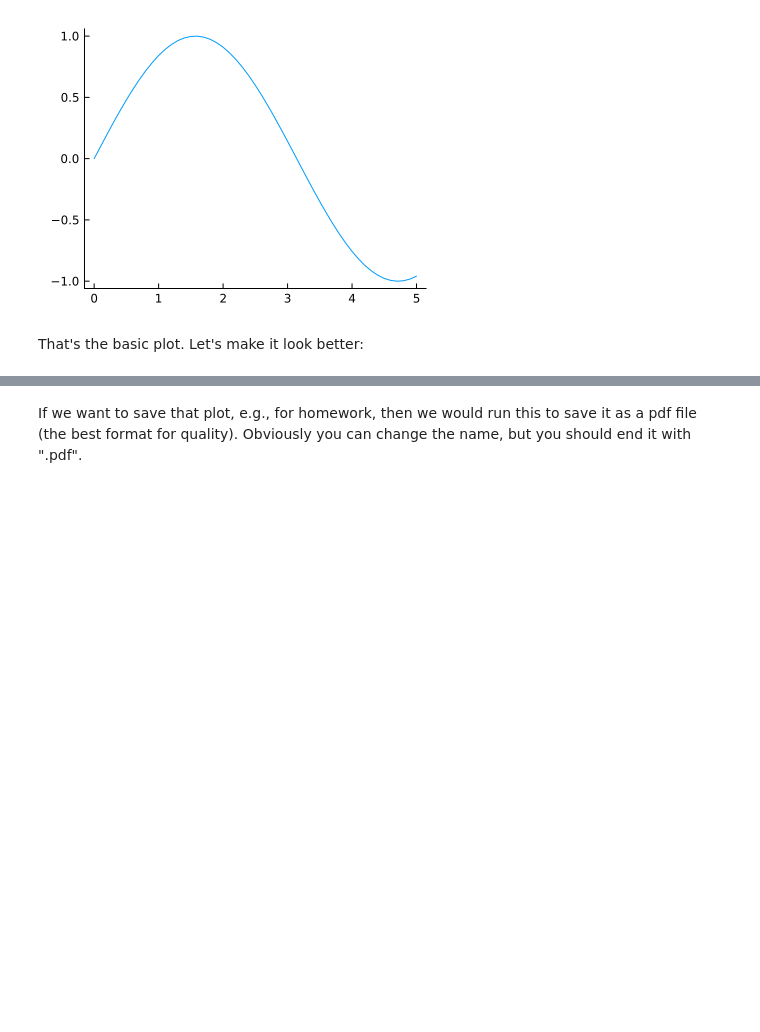
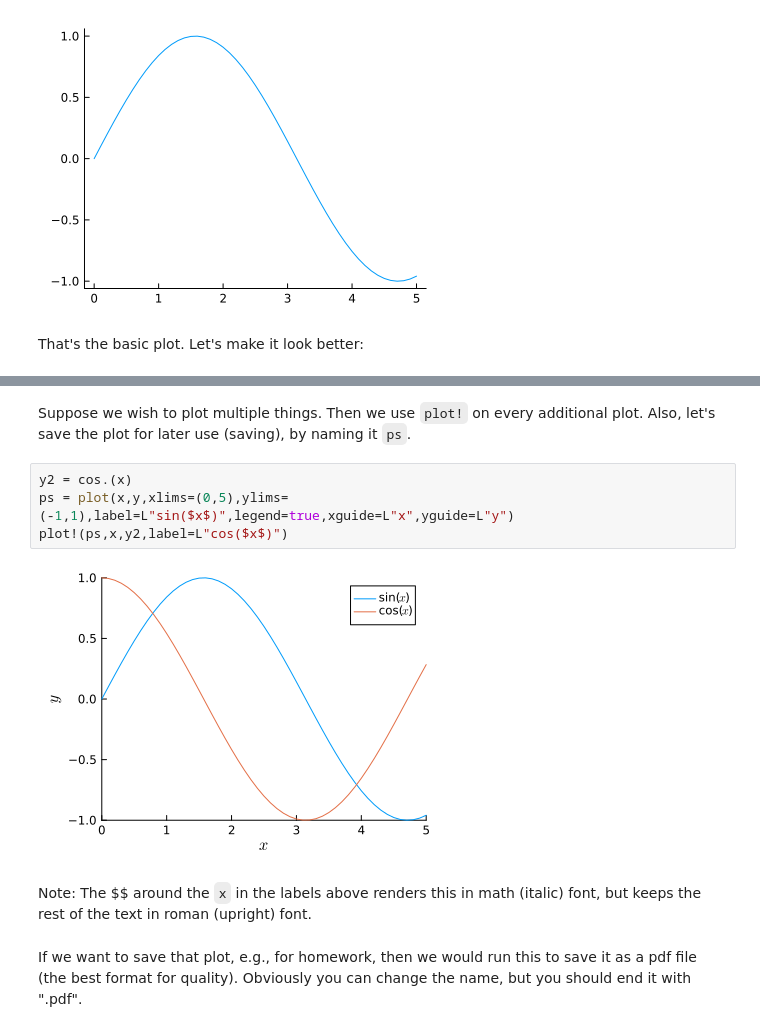
Before and after one commit to UCLAMAEThreads/FluidDynTools.jl, a Jupyter notebook: notebook/0.1-WelcomeToJulia.ipynb, the cells around one changed output, grey strips where cells are left out. Drawn from its saved outputs; the diff is of its cells as text; blank space fills up the shorter version.

```diff
--- a/notebook/0.1-WelcomeToJulia.ipynb
+++ b/notebook/0.1-WelcomeToJulia.ipynb
@@ -85,3 +106,15 @@ ps = plot(x,y,xlims=(0,5),ylims=(-1,1),legend=false,xguide="x",yguide="y")
+# %% [markdown]
+Suppose we wish to plot multiple things. Then we use `plot!` on every additional
+plot. Also, let's save the plot for later use (saving), by naming it `ps`.
+# %%
+y2 = cos.(x)
+ps = plot(x,y,xlims=(0,5),ylims=(-1,1),label=L"sin($x$)",legend=true,xguide=L"x",yguide=L"y")
+plot!(ps,x,y2,label=L"cos($x$)")
+# %% [output]
+[figure, added]
+# %% [markdown]
+Note: The $$ around the `x` in the labels above renders this in math (italic) font,
+but keeps the rest of the text in roman (upright) font.
 # %% [markdown]
 If we want to save that plot, e.g., for homework, then we would run this to save
 it as a pdf file (the best format for quality). Obviously you can change the name,
```
Also changed, not shown: parts of 11 cells of this notebook, 39 other files.
